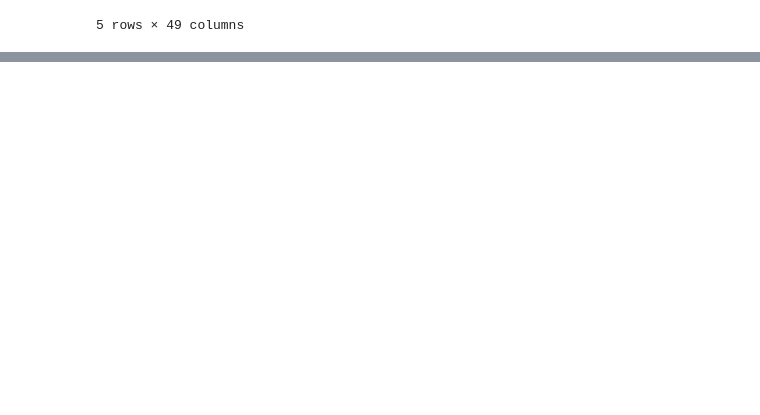
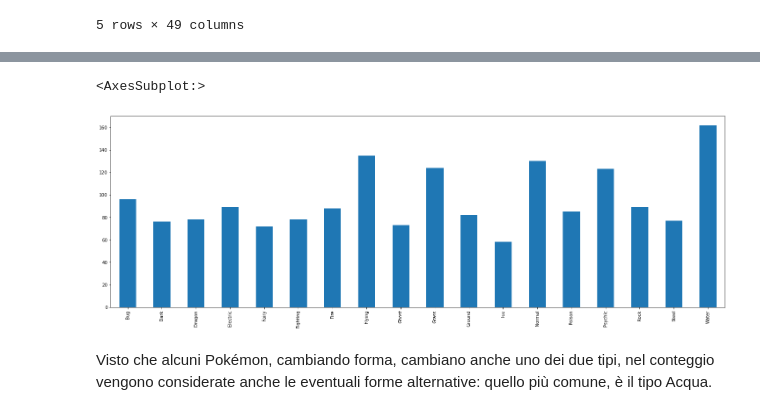
Before and after one commit to nebuchadneZZar01/DA_project, a Jupyter notebook: pokebook.ipynb, the cells around one changed output, grey strips where cells are left out. Cells and saved outputs as stored; diff of their text form; code cells hidden in the pictures; blank space fills up the shorter version.

Commit message:
Delete and insert column + data distribution (common type)

```diff
--- a/pokebook.ipynb
+++ b/pokebook.ipynb
@@ -79,0 +85,2 @@ pokedex.head()
+# %%
+pokedex = pokedex.drop(["is_default", "forms_switchable", "genus", "number_pokemon_with_typing"], axis=1)
@@ -79,0 +89,8 @@ pokedex.head()
+# %%
+pokedex[['typing1', 'typing2']] = pokedex.typing.str.split('~', expand=True)
+typing2 = pokedex.pop('typing2')
+typing1 = pokedex.pop('typing1')
+pokedex.insert(3,"typing1", typing1)
+pokedex.insert(4,"typing2", typing2)
+
+pokedex = pokedex.drop(["typing"], axis=1)
@@ -79,0 +132,3 @@ pokedex.head()
+# %%
+dex_type = pokedex["typing1"].value_counts() + pokedex["typing2"].value_counts()
+dex_type
@@ -79,0 +155,7 @@ pokedex.head()
+# %%
+dex_type.plot.bar(figsize=(25,8))
+# %% [output]
+<AxesSubplot:>
+[figure, added]
+# %% [markdown]
+Visto che alcuni Pokémon, cambiando forma, cambiano anche uno dei due tipi, nel conteggio vengono considerate anche le eventuali forme alternative: quello più comune, è il tipo Acqua.
```
Also changed, not shown: parts of 7 cells of this notebook.
